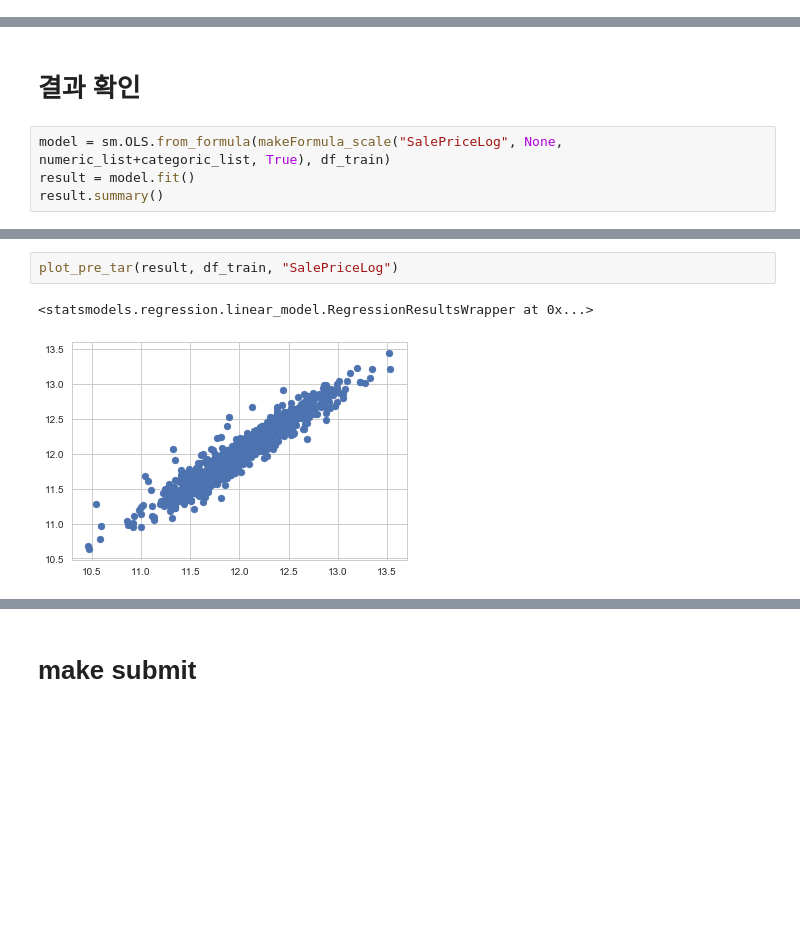
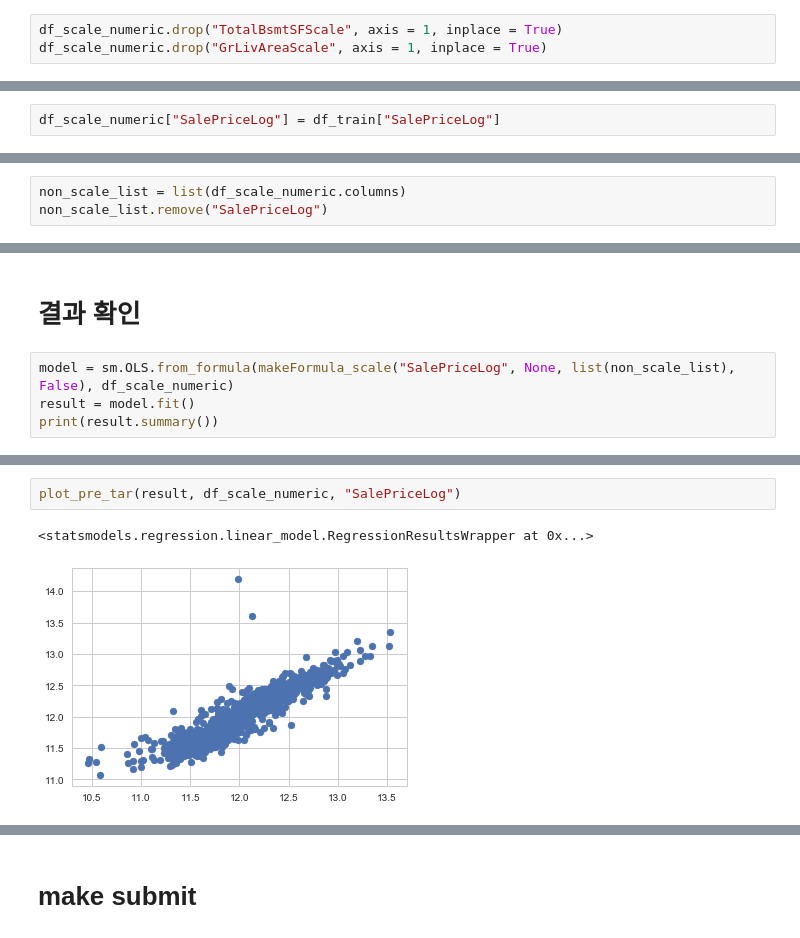
Before and after one commit to wjy5446/house-price-project, a Jupyter notebook: YoonJaeyoung/3-featureSelection_dummy.ipynb, the cells around one changed output, grey strips where cells are left out. Saved outputs shown, nothing was run; the diff lists cells and outputs as text; blank space fills up the shorter version.

```diff
--- a/YoonJaeyoung/3-featureSelection_dummy.ipynb
+++ b/YoonJaeyoung/3-featureSelection_dummy.ipynb
@@ -234 +269,4 @@ print(len(categoric_list), len(numeric_list), len(list(df_train.columns)))
+# %%
+df_scale_numeric.drop("TotalBsmtSFScale", axis = 1, inplace = True)
+df_scale_numeric.drop("GrLivAreaScale", axis = 1, inplace = True)
 # %%
@@ -241,3 +297,5 @@ print(len(categoric_list), len(numeric_list), len(list(df_train.columns)))
+# %%
+df_scale_numeric["SalePriceLog"] = df_train["SalePriceLog"]
 # %%
 # # TotalBsmtSF 제거 (TotalBsmtSF, BsmtFinSF1, BsmtFinSF2, BsmtUnfSF)
 # column_list.remove("TotalBsmtSF")
@@ -259,0 +318,3 @@ print(len(categoric_list), len(numeric_list), len(list(df_train.columns)))
+# %%
+non_scale_list = list(df_scale_numeric.columns)
+non_scale_list.remove("SalePriceLog")
@@ -319,7 +713,7 @@ print(len(categoric_list), len(numeric_list), len(list(df_train.columns)))
 # %% [markdown]
 # 결과 확인
 # %%
-model = sm.OLS.from_formula(makeFormula_scale("SalePriceLog", None, numeric_list+categoric_list, True), df_train)
+model = sm.OLS.from_formula(makeFormula_scale("SalePriceLog", None, list(non_scale_list), False), df_scale_numeric)
 result = model.fit()
-result.summary()
+print(result.summary())
 # %% [output]
@@ -356,8 +737,8 @@ OLS Regression Results
 # %%
-plot_pre_tar(result, df_train, "SalePriceLog")
+plot_pre_tar(result, df_scale_numeric, "SalePriceLog")
 # %% [output]
 <statsmodels.regression.linear_model.RegressionResultsWrapper at 0x...>
-[figure, old version]
+[figure, new version]
 # %%
 # 잔차의 정규성 확인
 sp.stats.probplot(result.resid, plot =plt)
```
Also changed, not shown: parts of 56 cells of this notebook, 7 other files.
